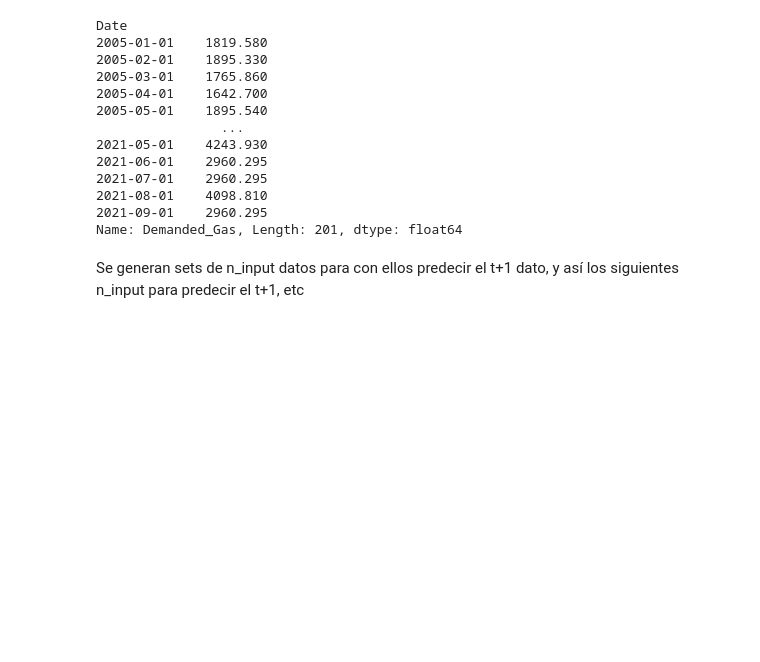
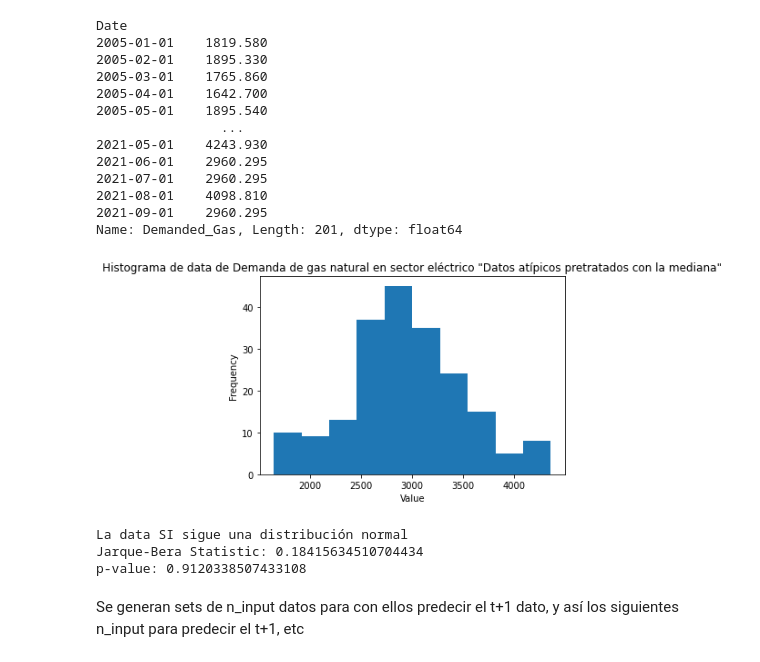
Before and after one commit to Sergio-Ibarra-1795/Diplomado_UNAM_DC_Full_gitHub, a Jupyter notebook: Diplomado_DS_Proyecto_Final/Demanda_electrico_FFNN_full_try1.ipynb, the cells around one changed output. Drawn from its saved outputs; the diff is of its cells as text; code cells hidden in the pictures; blank space fills up the shorter version.

```diff
--- a/Diplomado_DS_Proyecto_Final/Demanda_electrico_FFNN_full_try1.ipynb
+++ b/Diplomado_DS_Proyecto_Final/Demanda_electrico_FFNN_full_try1.ipynb
@@ -997,6 +1033,43 @@ Date
 2021-08-01    4098.810
 2021-09-01    2960.295
 Name: Demanded_Gas, Length: 201, dtype: float64
+# %%
+# Generate the histogram
+plt.hist(demanda_electrico_train_data_pretratamiento_mediana, bins=10)  # Adjust the number of bins as per your data
+
+# Add labels and title
+plt.xlabel('Value')
+plt.ylabel('Frequency')
+plt.title('Histograma de data de Demanda de gas natural en sector eléctrico "Datos atípicos pretratados con la mediana"')
+
+# Display the plot
+plt.show()
+# %% [output]
+[figure, added]
+# %%
+import scipy.stats as stats
+
+# Assuming demanda_electrico_original_train_data is a pandas Series or DataFrame
+# You can access the values as follows:
+data = demanda_electrico_train_data_pretratamiento_mediana.values
+
+# Perform the Jarque-Bera test
+jb_statistic, jb_p_value = stats.jarque_bera(data)
+
+# Check the p-value to determine whether the data follows a normal distribution
+alpha = 0.05  # Significance level
+if jb_p_value < alpha:
+    print(f"La data NO sigue una distribución normal")
+else:
+    print("La data SI sigue una distribución normal")
+
+# Optionally, you can also print the JB statistic and p-value
+print("Jarque-Bera Statistic:", jb_statistic)
+print("p-value:", jb_p_value)
+# %% [output]
+La data SI sigue una distribución normal
+Jarque-Bera Statistic: 0.18415634510704434
+p-value: 0.9120338507433108
 # %% [markdown]
 Se generan sets de n_input datos para con ellos predecir el t+1 dato, y así los siguientes n_input para predecir el t+1, etc
 # %%
```
Also changed, not shown: parts of 36 cells of this notebook.
